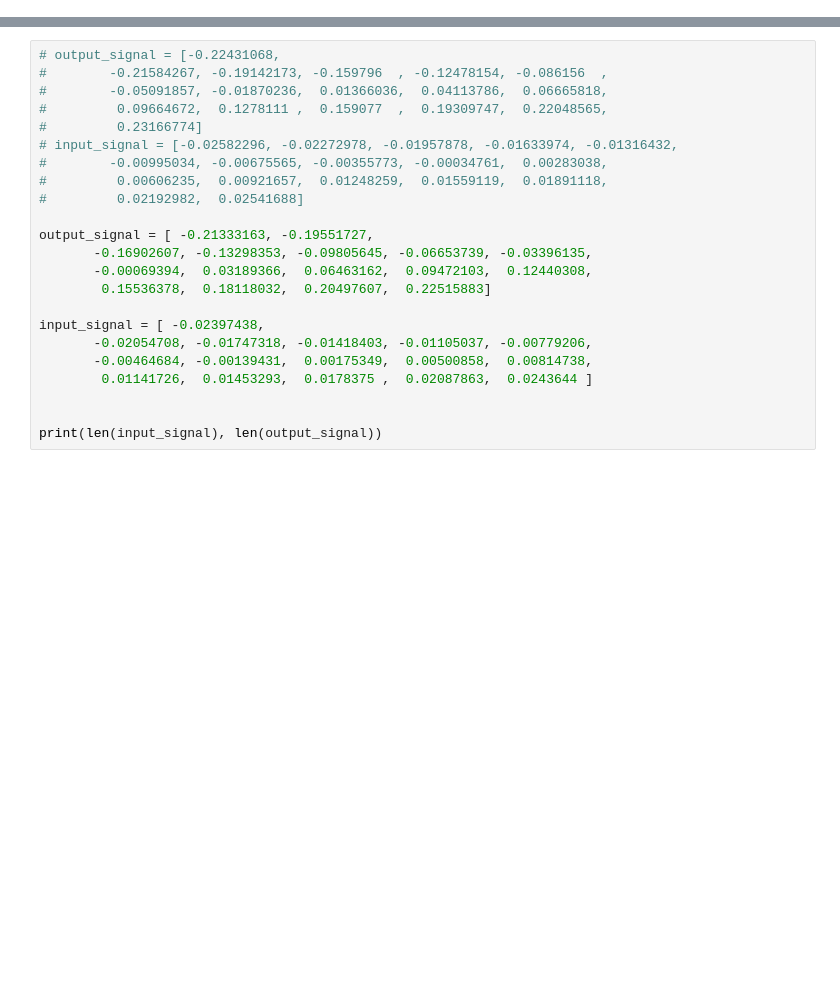
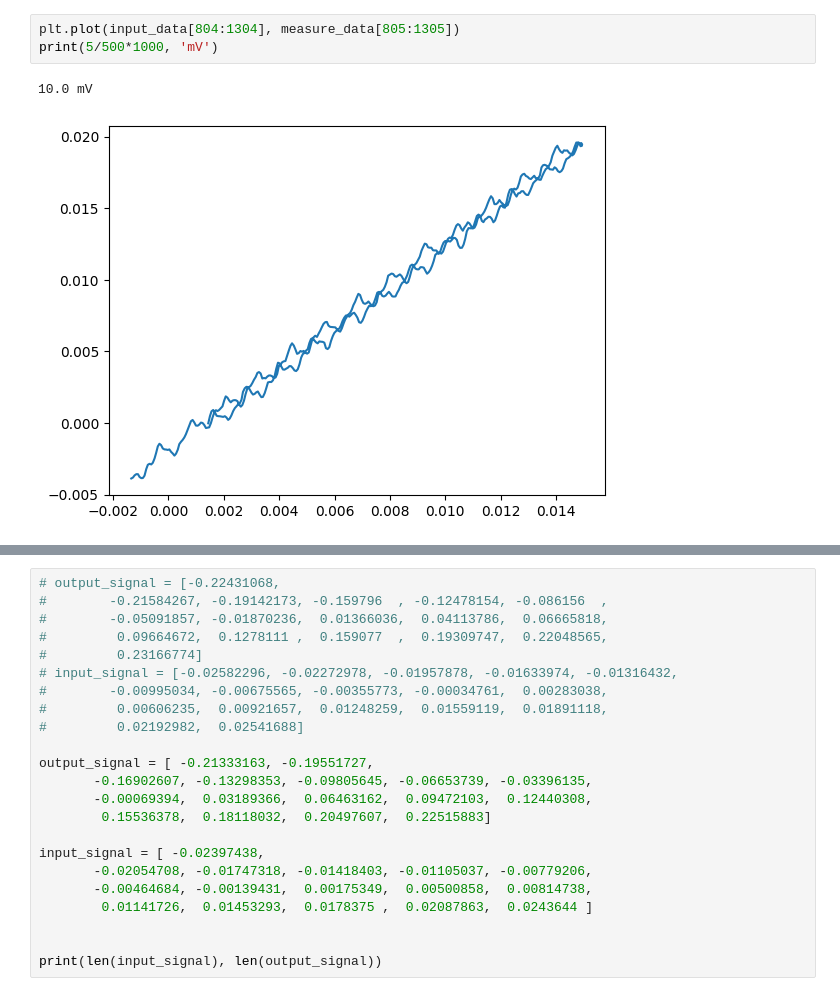
Before and after one commit to leigaoyi/Kalman_filter_sensor_drift, a Jupyter notebook: LinearFitting.ipynb, the cells around one changed output, grey strips where cells are left out. Saved outputs shown, nothing was run; the diff lists cells and outputs as text; blank space fills up the shorter version.

```diff
--- a/LinearFitting.ipynb
+++ b/LinearFitting.ipynb
@@ -0,0 +46,6 @@
+# %%
+plt.plot(input_data[804:1304], measure_data[805:1305])
+print(5/500*1000, 'mV')
+# %% [output]
+10.0 mV
+[figure, added]
```
Also changed, not shown: parts of 16 cells of this notebook, 5 other files.
